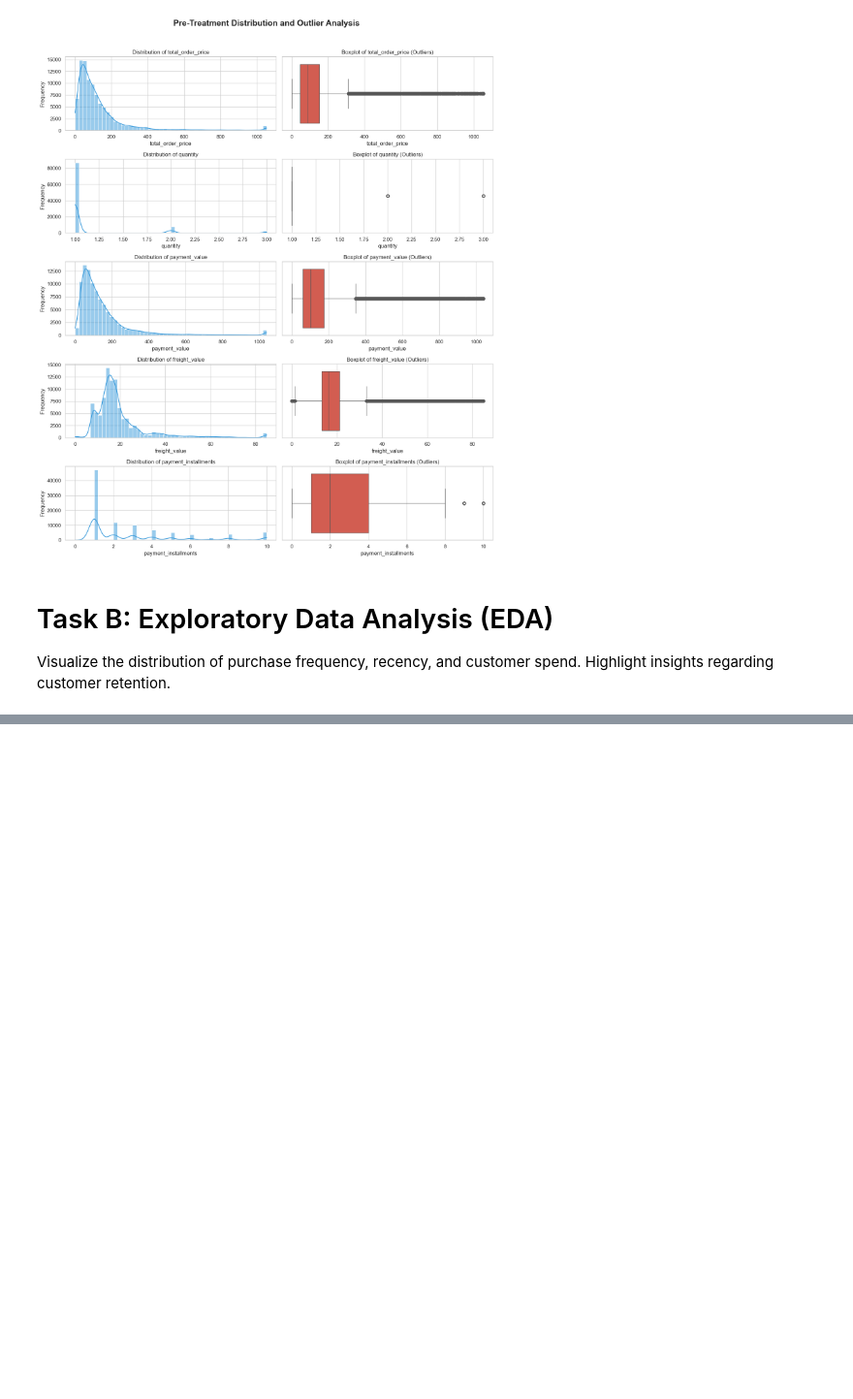
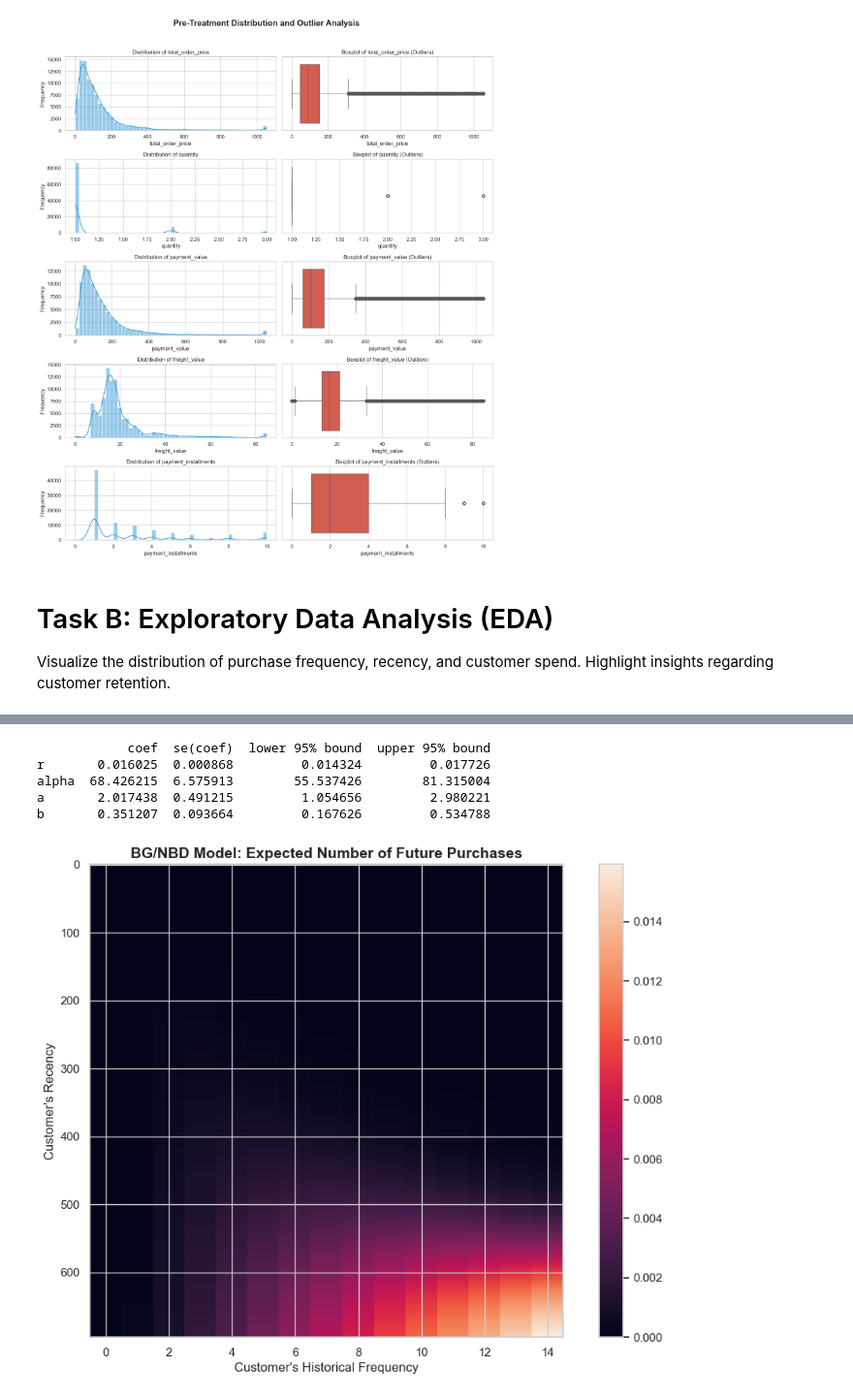
Before and after one commit to ialwayslikedgrime/data_science_exercises, a Jupyter notebook: lab_3.ipynb, the cells around one changed output, grey strips where cells are left out. Shown at 97% size. Drawn from its saved outputs; the diff is of its cells as text; code cells hidden in the pictures; blank space fills up the shorter version.

```diff
--- a/lab_3.ipynb
+++ b/lab_3.ipynb
@@ -494,0 +588,30 @@ Visualize the distribution of purchase frequency, recency, and customer spend. H
+# %%
+from lifetimes import BetaGeoFitter
+from lifetimes.plotting import plot_frequency_recency_matrix
+import matplotlib.pyplot as plt
+
+# 1. Initialize the BG/NBD model
+# penalizer_coef is kept at 0.0 unless the dataset is small enough to overfit,
+# but with ~98,000 Olist rows, standard fitting is perfect.
+
+bgf = BetaGeoFitter(penalizer_coef=0.0)
+
+# 2. Fit the model to our BTYD metrics
+bgf.fit(rfm['frequency'], rfm['recency'], rfm['T'])
+
+print(bgf.summary)
+
+
+
+# 3. Visualize the expected future purchases heatmap
+plt.figure(figsize=(12, 8))
+plot_frequency_recency_matrix(bgf)
+plt.title('BG/NBD Model: Expected Number of Future Purchases', fontsize=14, fontweight='bold')
+plt.show()
+# %% [output]
+            coef  se(coef)  lower 95% bound  upper 95% bound
+r       0.016025  0.000868         0.014324         0.017726
+alpha  68.426215  6.575913        55.537426        81.315004
+a       2.017438  0.491215         1.054656         2.980221
+b       0.351207  0.093664         0.167626         0.534788
+[figure, added]
```
Also changed, not shown: parts of 13 cells of this notebook.
